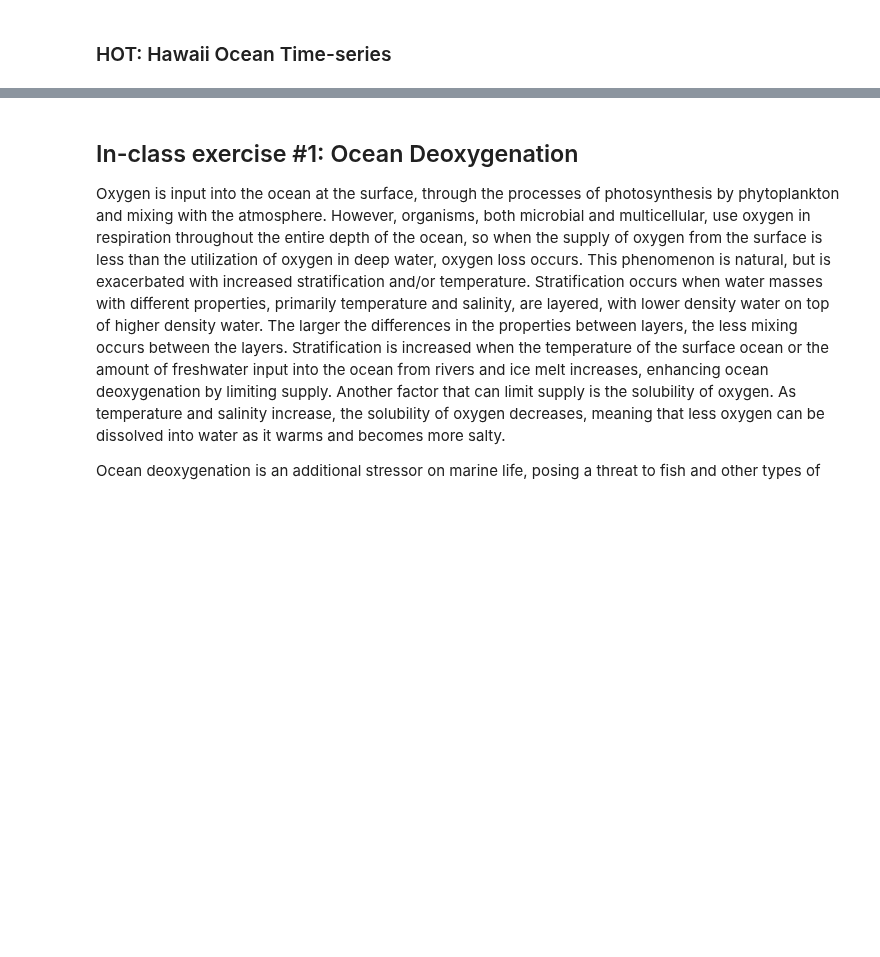
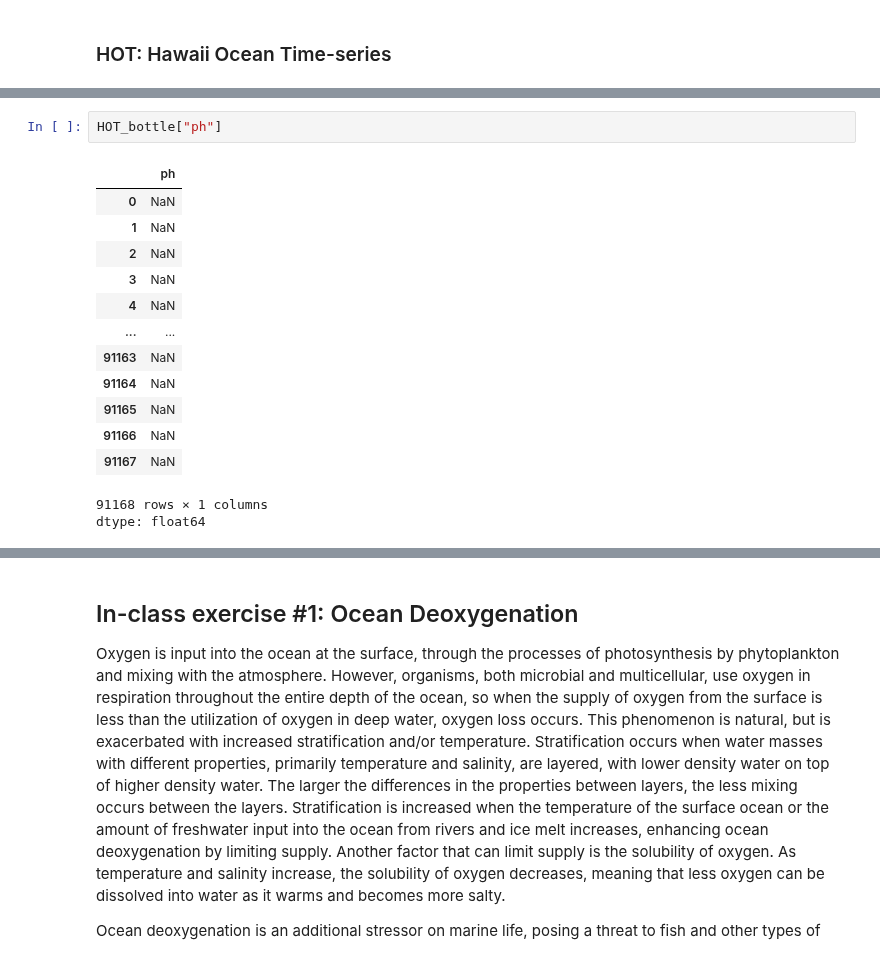
Before and after one commit to gmanuch/DataScienceOceanography, a Jupyter notebook: Tutorials2024/CO/CO_Tutorial.ipynb, the cells around one changed output, grey strips where cells are left out. Cells and saved outputs as stored; diff of their text form; blank space fills up the shorter version.

```diff
--- a/Tutorials2024/CO/CO_Tutorial.ipynb
+++ b/Tutorials2024/CO/CO_Tutorial.ipynb
@@ -135,6 +185,23 @@ https://www.noaa.gov/education/resource-collections/ocean-coasts/ocean-acidifica
 What is commonly referred to as "acidity" is the concentration of hydrogen ions (H+) in an aqueous solution. The concentration of hydrogen ions is expressed on a logarithmic pH scale scale. Many natural processes affect acidity levels in the environment, including photosynthesis and respiration, so the acidity may vary dramatically as a result of natural biological, physical, and geological processes on a variety of different spatial and temporal scales.
 
 Ocean acidification, related to the uptake of CO2 at the ocean surface, causes a relatively slow, long-term increase in the acidity of the ocean, corresponding to a decrease in pH. Many organisms are very sensitive to seemingly small changes in pH. https://www.pmel.noaa.gov/co2/story/A+primer+on+pH
+# %%
+HOT_bottle["ph"]
+# %% [output]
+|  | ph |
+| 0 | NaN |
+| 1 | NaN |
+| 2 | NaN |
+| 3 | NaN |
+| 4 | NaN |
+| ... | ... |
+| 91163 | NaN |
+| 91164 | NaN |
+| 91165 | NaN |
+| 91166 | NaN |
+| 91167 | NaN |
+91168 rows × 1 columns
+dtype: float64
 # %%
 plt.figure(figsize=(8,4))
 
```
Also changed, not shown: parts of 12 cells of this notebook.
